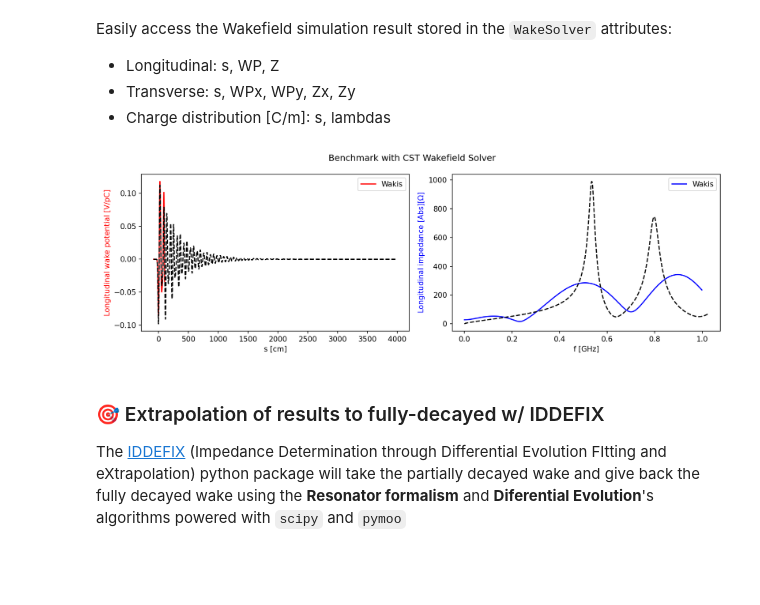
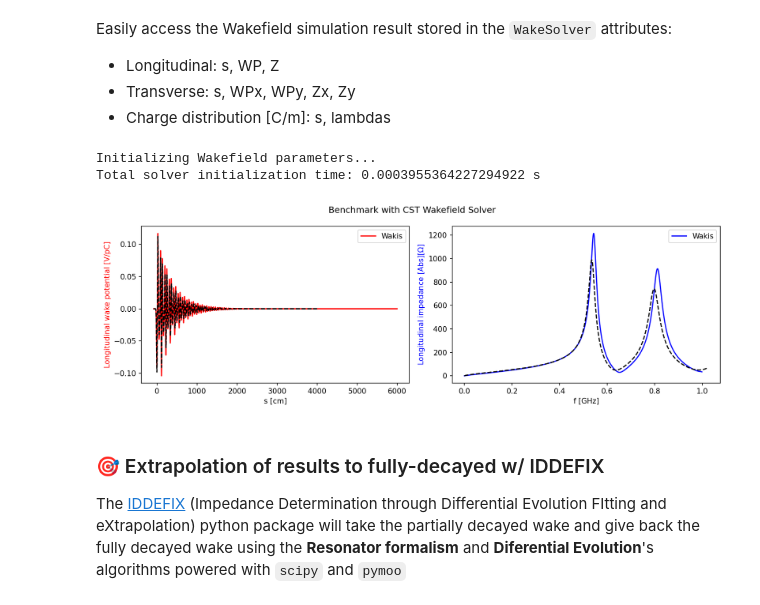
Before and after one commit to ImpedanCEI/Wakis, a Jupyter notebook: notebooks/001_Wakefield-simulation.ipynb, the cells around one changed output. Drawn from its saved outputs; the diff is of its cells as text; code cells hidden in the pictures; blank space fills up the shorter version.

```diff
--- a/notebooks/001_Wakefield-simulation.ipynb
+++ b/notebooks/001_Wakefield-simulation.ipynb
@@ -262,36 +283,40 @@ Easily access the Wakefield simulation result stored in the `WakeSolver` attribu
 # %%
 # For scientific paper-like plots
 # import scienceplots
 # plt.style.use(['science','ieee'])
+
+# To load previous results
+wake = WakeSolver()
+wake.load_results(folder="001_results/")
 
 # Compare to benchmark data, if available
 compare_to_CST = True
 
 fig, ax = plt.subplots(1, 2, figsize=[12, 4], dpi=150)
 ax[0].plot(wake.s * 1e2, wake.WP, c="r", lw=1.5, label="Wakis")
 ax[0].set_xlabel("s [cm]")
 ax[0].set_ylabel("Longitudinal wake potential [V/pC]", color="r")
 ax[0].legend()
 
 ax[1].plot(wake.f * 1e-9, np.abs(wake.Z), c="b", lw=1.5, label="Wakis")
 ax[1].set_xlabel("f [GHz]")
 ax[1].set_ylabel("Longitudinal impedance [Abs][$\Omega$]", color="b")
 ax[1].legend()
 
 if compare_to_CST:
     # CST wake and impedace data:
     cstWP = wake.read_txt("cst/WP_cond10_wl4000.txt")
     cstZ = wake.read_txt("cst/Z_cond10_wl4000.txt")
-    # cstWP = wake.read_txt("cst/WP_wl10000.txt")
-    # cstZ = wake.read_txt("cst/Z_wl10000.txt")
     ax[0].plot(cstWP[0], cstWP[1], c="k", ls="--", lw=1.5, label="CST")
     ax[1].plot(cstZ[0], cstZ[1], c="k", ls="--", lw=1.5, label="CST")
     fig.suptitle("Benchmark with CST Wakefield Solver")
 
 fig.tight_layout()
 fig.savefig("001_results/benchmark.png")
 # %% [output]
+Initializing Wakefield parameters...
+Total solver initialization time: 0.0003955364227294922 s
-[figure, old version]
+[figure, new version]
 # %% [markdown]
 ### 🎯 Extrapolation of results to fully-decayed w/ IDDEFIX
 
```
Also changed, not shown: parts of 37 cells of this notebook.
